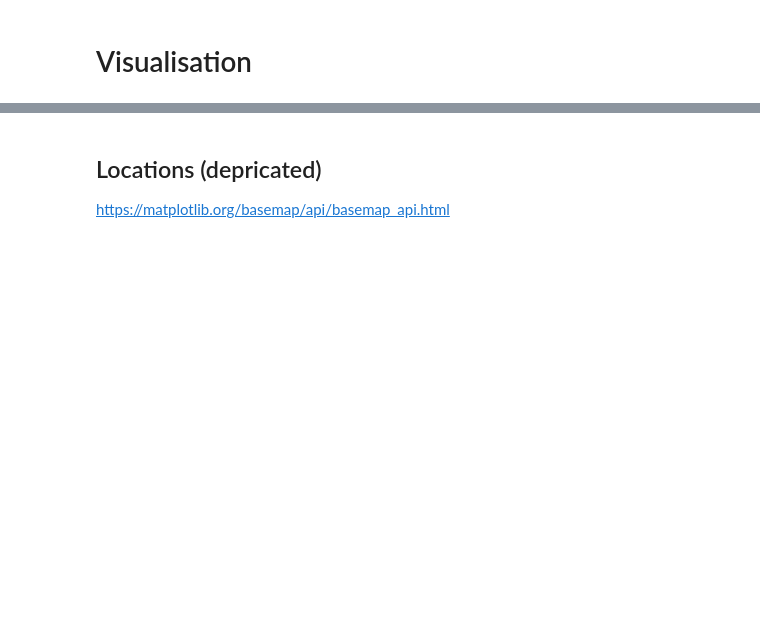
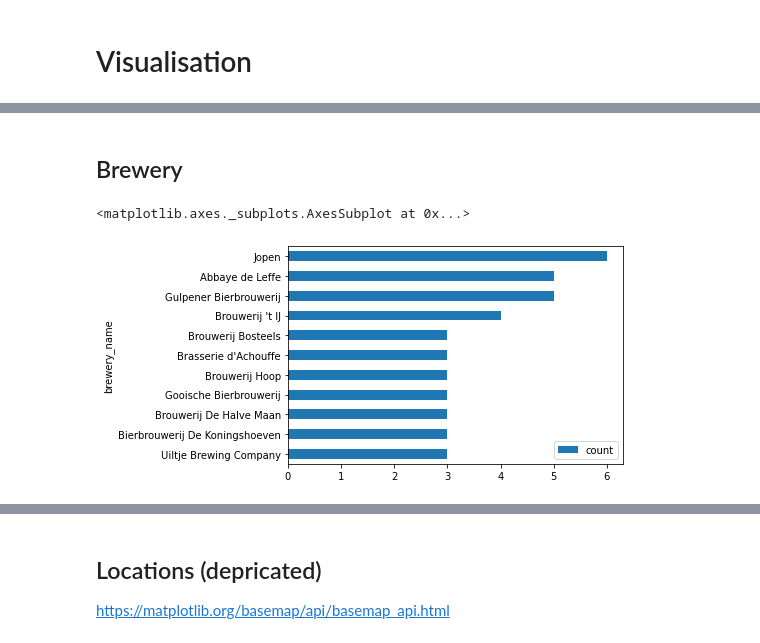
Before and after one commit to vanderGoes/beerclub, a Jupyter notebook: Beer Club - Visualize.ipynb, the cells around one changed output, grey strips where cells are left out. Saved outputs shown, nothing was run; the diff lists cells and outputs as text; code cells hidden in the pictures; blank space fills up the shorter version.

Commit message:
improve extend basic visualizations

```diff
--- a/Beer Club - Visualize.ipynb
+++ b/Beer Club - Visualize.ipynb
@@ -22,4 +35,9 @@ beer_ibu.plot.bar(x='Beer', y='beer_ibu')
+# %% [markdown]
+## Brewery
 # %%
 brewery_pd = beer_fil_pd.groupby(['brewery_name'])['brewery_name'].count()\
     .rename().reset_index().rename(columns={0:'count'}).sort_values('count', ascending=True)
-brewery_pd[brewery_pd['count'] > 1].plot.barh(x='brewery_name', y='count')
+brewery_pd[brewery_pd['count'] > 2].plot.barh(x='brewery_name', y='count')
+# %% [output]
+<matplotlib.axes._subplots.AxesSubplot at 0x...>
+[figure, added]
```
Also changed, not shown: parts of 15 cells of this notebook.
